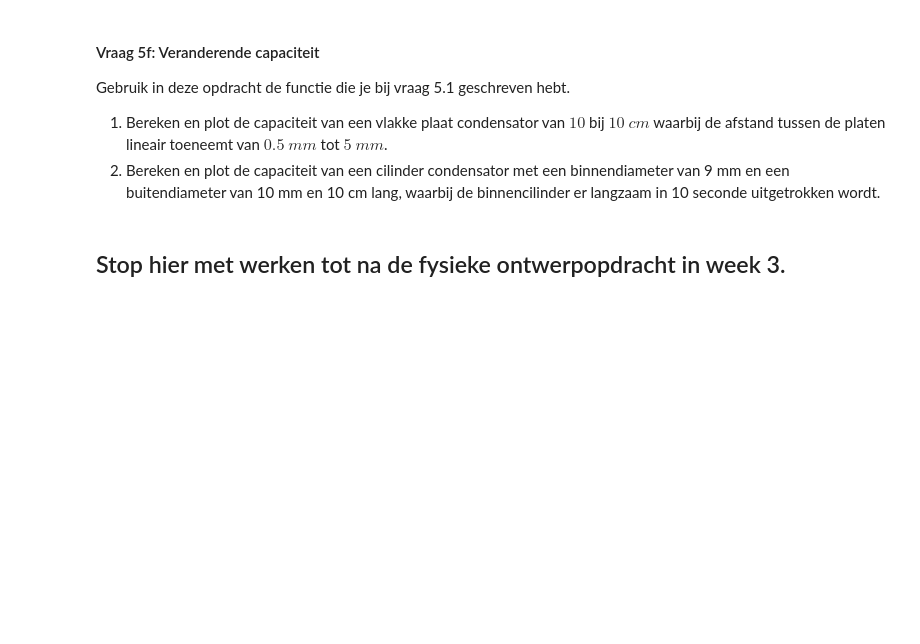
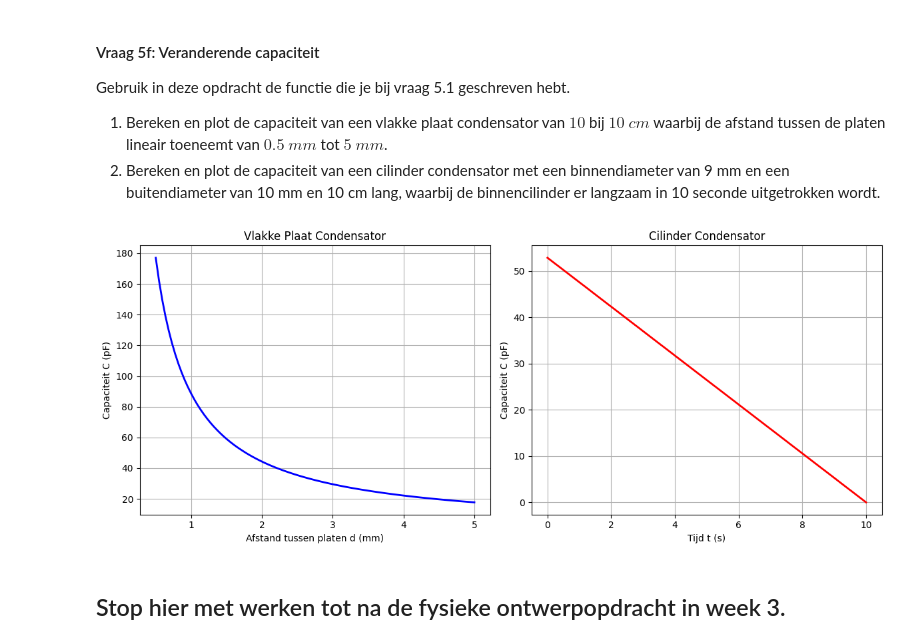
Before and after one commit to Timomloo/opdrachten-DEF-D, a Jupyter notebook: DigitaleOntwerpopdrachten/1CondensatorOpdracht/CondensatorOntwerpopdracht.ipynb, the cells around one changed output. Saved outputs shown, nothing was run; the diff lists cells and outputs as text; code cells hidden in the pictures; blank space fills up the shorter version.

```diff
--- a/DigitaleOntwerpopdrachten/1CondensatorOpdracht/CondensatorOntwerpopdracht.ipynb
+++ b/DigitaleOntwerpopdrachten/1CondensatorOpdracht/CondensatorOntwerpopdracht.ipynb
@@ -631,13 +631,18 @@ In deze vraag zullen we kijken naar de ideale vlakke plaat condensator. Als de a
 3. Vind de formule voor de capaciteit van een cilinder condensator onder de aanname dat de afstand tussen de binnen en buiten wand klein is.
 4. Schrijf een python functie die de relevante parameters als input neemt en de capaciteit van een cilinder condensator als output heeft.
 # %%
-def vlakkeplaat(relevante_parameters):
-    C = None
+def vlakkeplaat(A, d): # Berekent capaciteit van een vlakke plaat
+    C = (epsilon0 *A)/d
     return C
 
-def cilinder(relevante_parameters):
-    C = None
-    return  C
+def cilinder(straal_in, straal_uit, L): # Berekend capcaiteit voor een cilinder met vlakke plaat aangenomen
+    # straal in & uit zijn straal van binnen en buitenste cilinder, L = lengte van cilinder
+    d = straal_uit-straal_in
+    r_gemiddeld = (straal_in+straal_uit)/2
+    A_cilinder = 2*np.pi*r_gemiddeld*L
+
+    C = (epsilon0*A_cilinder)/d
+    return C
 # %% [markdown]
 #### Vraag 5b: Capaciteit van enkele simpele condensatoren
 
@@ -711,9 +820,42 @@ Gebruik in deze opdracht de functie die je bij vraag 5.1 geschreven hebt.
 1. Bereken en plot de capaciteit van een vlakke plaat condensator van $10$ bij $10$ $cm$ waarbij de afstand tussen de platen lineair toeneemt van $0.5$ $mm$ tot $5$ $mm$.
 2. Bereken en plot de capaciteit van een cilinder condensator met een binnendiameter van 9 mm en een buitendiameter van 10 mm en 10 cm lang, waarbij de binnencilinder er langzaam in 10 seconde uitgetrokken wordt.
 # %%
-###
-###Jouw code hier###
-###
+A_vlak = 0.10*0.10
+d_array = np.linspace(0.0005, 0.005, 100)
+
+C_vlak_array = vlakkeplaat(A_vlak, d_array)
+
+r_in = 0.009/2
+r_uit = 0.010/2
+
+t_array = np.linspace(0, 10, 100)
+
+L_array = 0.10*(1-t_array/10)
+C_cil_array = cilinder(r_in, r_uit, L_array)
+
+# Plots
+plt.figure(figsize=(12, 5))
+
+# Vlakke plaat
+plt.subplot(1, 2, 1)
+plt.plot(d_array*1000, C_vlak_array*1e12, color='blue', linewidth=2)
+plt.title("Vlakke Plaat Condensator")
+plt.xlabel("Afstand tussen platen d (mm)")
+plt.ylabel("Capaciteit C (pF)")
+plt.grid(True)
+
+# Cilinder
+plt.subplot(1, 2, 2)
+plt.plot(t_array, C_cil_array*1e12, color='red', linewidth=2)
+plt.title("Cilinder Condensator")
+plt.xlabel("Tijd t (s)")
+plt.ylabel("Capaciteit C (pF)")
+plt.grid(True)
+
+plt.tight_layout()
+plt.show()
+# %% [output]
+[figure, added]
 # %% [markdown]
 ## Stop hier met werken tot na de fysieke ontwerpopdracht in week 3.
 # %% [markdown]
```
Also changed, not shown: parts of 5 cells of this notebook, 2 other files.
